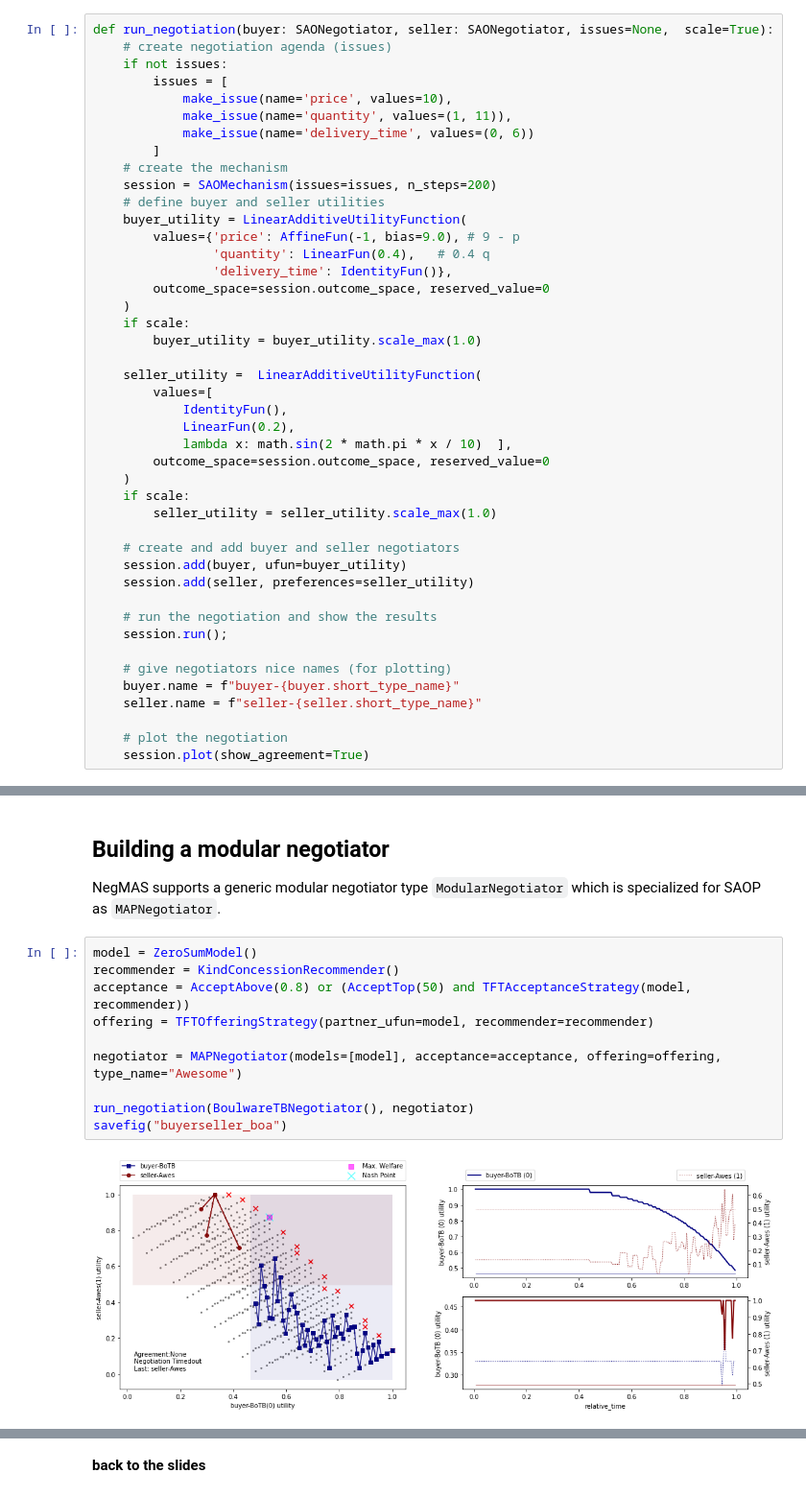
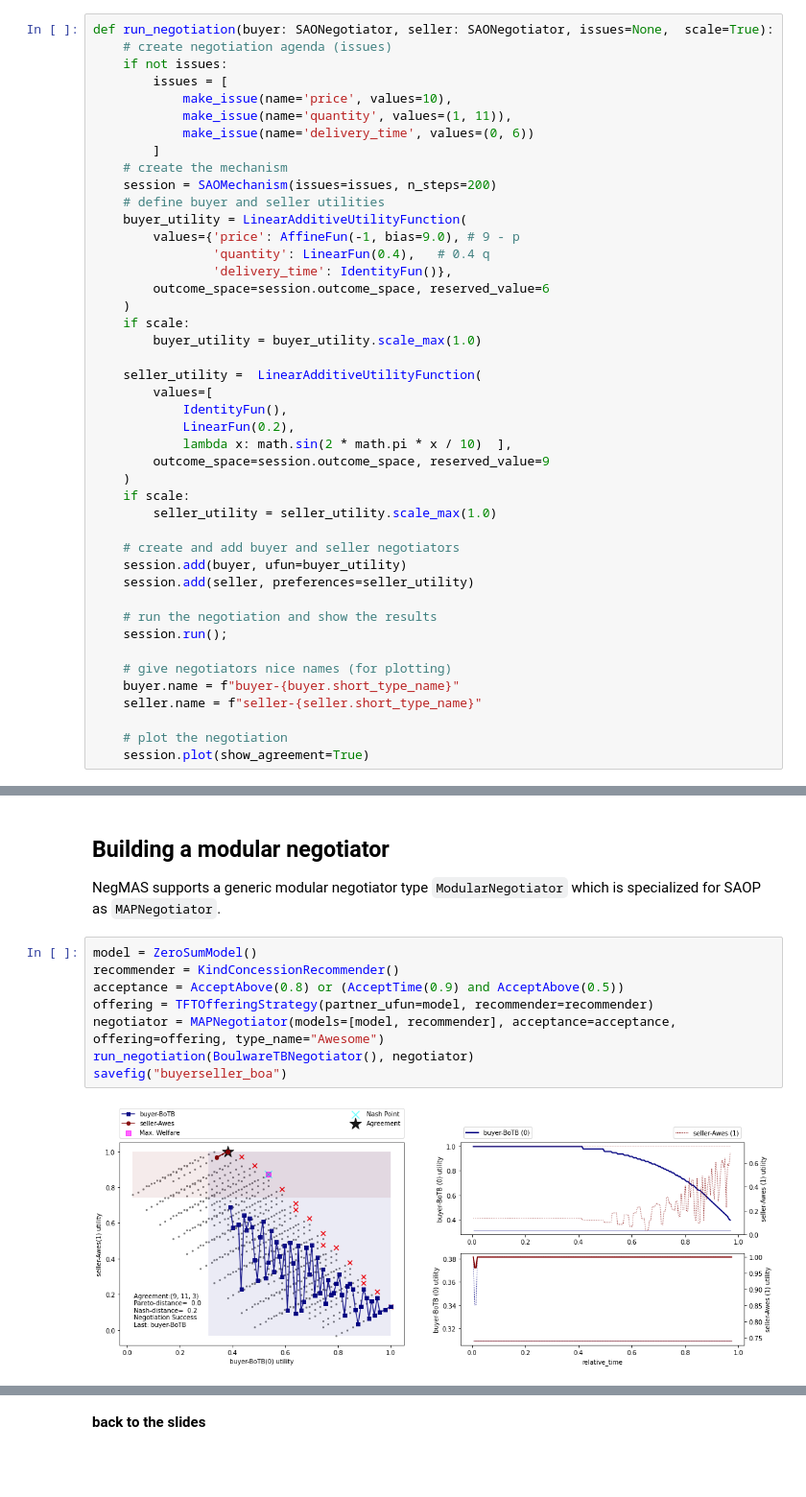
Before and after one commit to yasserfarouk/Aaai2022AutomatedNegotiation, a Jupyter notebook: negmas.ipynb, the cells around one changed output, grey strips where cells are left out. Shown at 96% size. Cells and saved outputs as stored; diff of their text form; blank space fills up the shorter version.

```diff
--- a/negmas.ipynb
+++ b/negmas.ipynb
@@ -71,7 +71,7 @@ def run_negotiation(buyer: SAONegotiator, seller: SAONegotiator, issues=None,  s
         values={'price': AffineFun(-1, bias=9.0), # 9 - p
                 'quantity': LinearFun(0.4),   # 0.4 q
                 'delivery_time': IdentityFun()},
-        outcome_space=session.outcome_space, reserved_value=0
+        outcome_space=session.outcome_space, reserved_value=6
     )
     if scale:
         buyer_utility = buyer_utility.scale_max(1.0)
@@ -81,7 +81,7 @@ def run_negotiation(buyer: SAONegotiator, seller: SAONegotiator, issues=None,  s
             IdentityFun(),
             LinearFun(0.2),
             lambda x: math.sin(2 * math.pi * x / 10)  ],
-        outcome_space=session.outcome_space, reserved_value=0
+        outcome_space=session.outcome_space, reserved_value=9
     )
     if scale:
         seller_utility = seller_utility.scale_max(1.0)
@@ -134,14 +135,12 @@ NegMAS supports a generic modular negotiator type `ModularNegotiator` which is s
 # %%
 model = ZeroSumModel()
 recommender = KindConcessionRecommender()
-acceptance = AcceptAbove(0.8) or (AcceptTop(50) and TFTAcceptanceStrategy(model, recommender))
+acceptance = AcceptAbove(0.8) or (AcceptTime(0.9) and AcceptAbove(0.5))
 offering = TFTOfferingStrategy(partner_ufun=model, recommender=recommender)
-
-negotiator = MAPNegotiator(models=[model], acceptance=acceptance, offering=offering, type_name="Awesome")
-
+negotiator = MAPNegotiator(models=[model, recommender], acceptance=acceptance, offering=offering, type_name="Awesome")
 run_negotiation(BoulwareTBNegotiator(), negotiator)
 savefig("buyerseller_boa")
 # %% [output]
-[figure, old version]
+[figure, new version]
 # %% [markdown]
 ### Using GENIUS Negotiators
```
Also changed, not shown: parts of 17 cells of this notebook, 1 other file.
